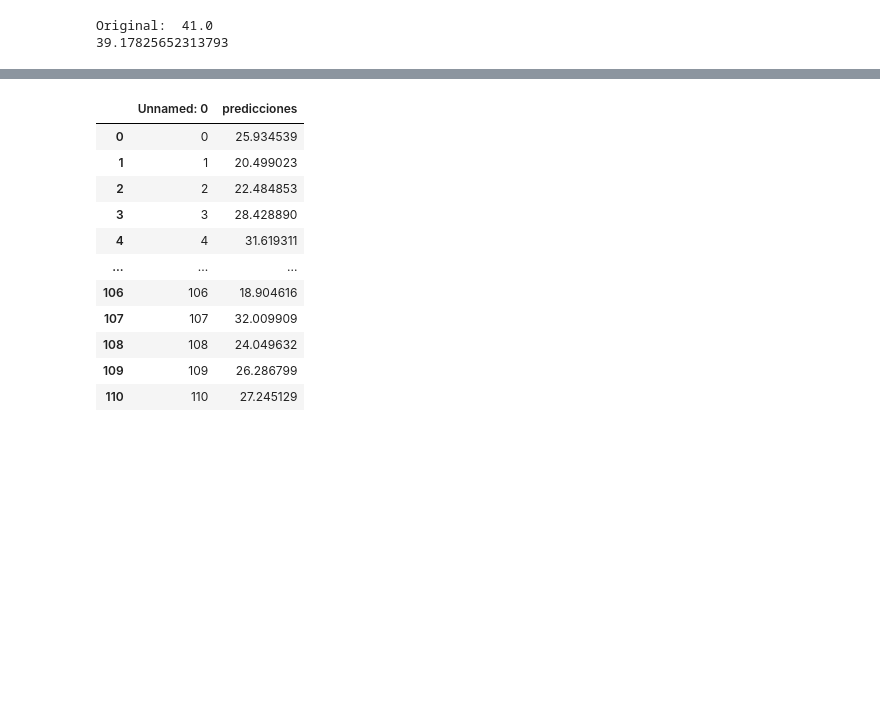
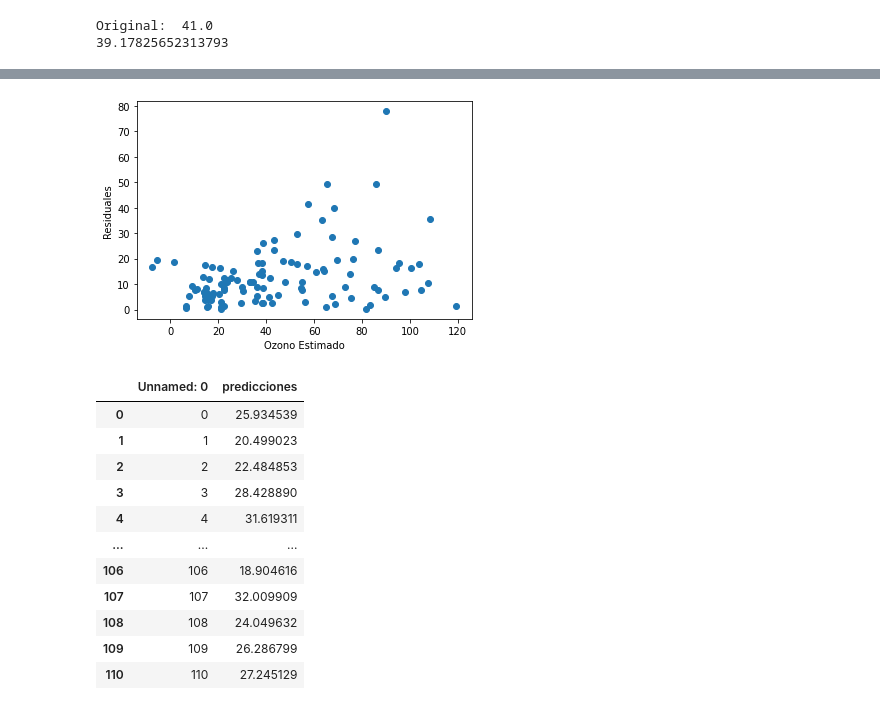
Before and after one commit to maltenzo/Tp3-Metodos, a Jupyter notebook: Implementacion.ipynb, the cells around one changed output, grey strips where cells are left out. Cells and saved outputs as stored; diff of their text form; code cells hidden in the pictures; blank space fills up the shorter version.

```diff
--- a/Implementacion.ipynb
+++ b/Implementacion.ipynb
@@ -248,3 +253,11 @@ print(diferencia_ozono)
+# %%
+
+fig = plt.plot(ozono_estimado, diferencia_abs_ozono, 'o')
+plt.xlabel('Ozono Estimado')
+plt.ylabel('Residuales')
+plt.savefig('./images/Residuales-contra-ozono-f=punto4.svg')
+# %% [output]
+[figure, added]
 # %%
 df = pd.read_csv("dataset.csv")
 def graficarDatosBrutos(xlabel, ylabel):
```
Also changed, not shown: parts of 5 cells of this notebook, 2 other files.
